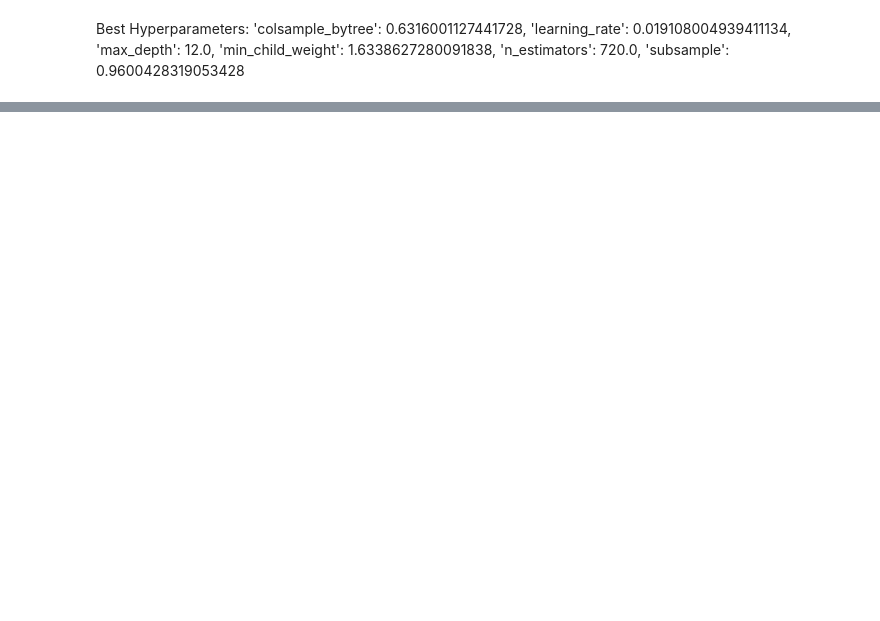
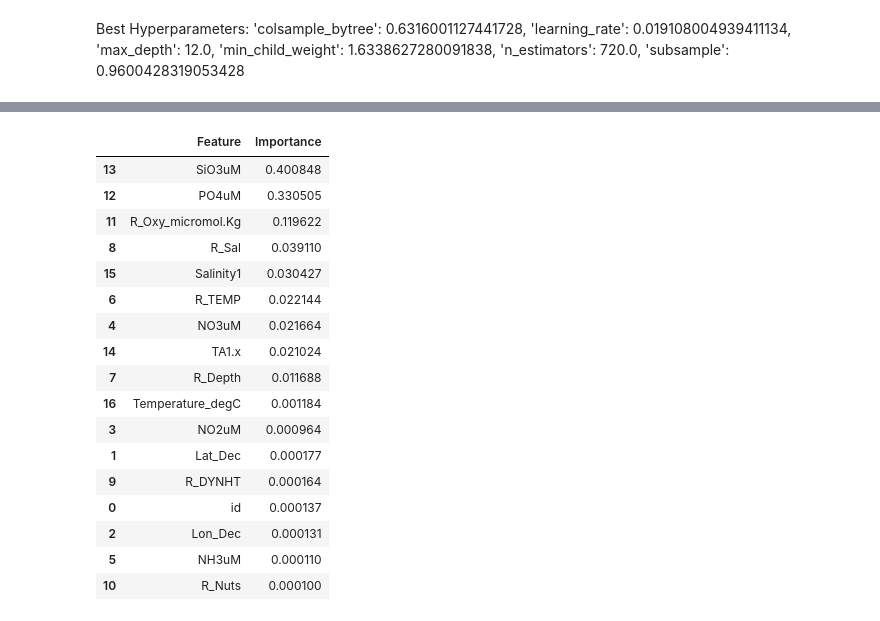
Before and after one commit to haylee360/eds232-kaggle-comp, a Jupyter notebook: xgb.ipynb, the cells around one changed output, grey strips where cells are left out. Saved outputs shown, nothing was run; the diff lists cells and outputs as text; code cells hidden in the pictures; blank space fills up the shorter version.

```diff
--- a/xgb.ipynb
+++ b/xgb.ipynb
@@ -354,0 +497,26 @@ feature_importance
+# %%
+# Get feature importance
+feat_imp_hyper2 = pd.DataFrame({'Feature': X_train_scaled.columns, 'Importance': xgb_hyper2.feature_importances_})
+
+# Sort by importance
+feat_imp_hyper2 = feat_imp_hyper2.sort_values(by="Importance", ascending=False)
+feat_imp_hyper2
+# %% [output]
+|  | Feature | Importance |
+| 13 | SiO3uM | 0.400848 |
+| 12 | PO4uM | 0.330505 |
+| 11 | R_Oxy_micromol.Kg | 0.119622 |
+| 8 | R_Sal | 0.039110 |
+| 15 | Salinity1 | 0.030427 |
+| 6 | R_TEMP | 0.022144 |
+| 4 | NO3uM | 0.021664 |
+| 14 | TA1.x | 0.021024 |
+| 7 | R_Depth | 0.011688 |
+| 16 | Temperature_degC | 0.001184 |
+| 3 | NO2uM | 0.000964 |
+| 1 | Lat_Dec | 0.000177 |
+| 9 | R_DYNHT | 0.000164 |
+| 0 | id | 0.000137 |
+| 2 | Lon_Dec | 0.000131 |
+| 5 | NH3uM | 0.000110 |
+| 10 | R_Nuts | 0.000100 |
```
Also changed, not shown: parts of 15 cells of this notebook, 2 other files.
